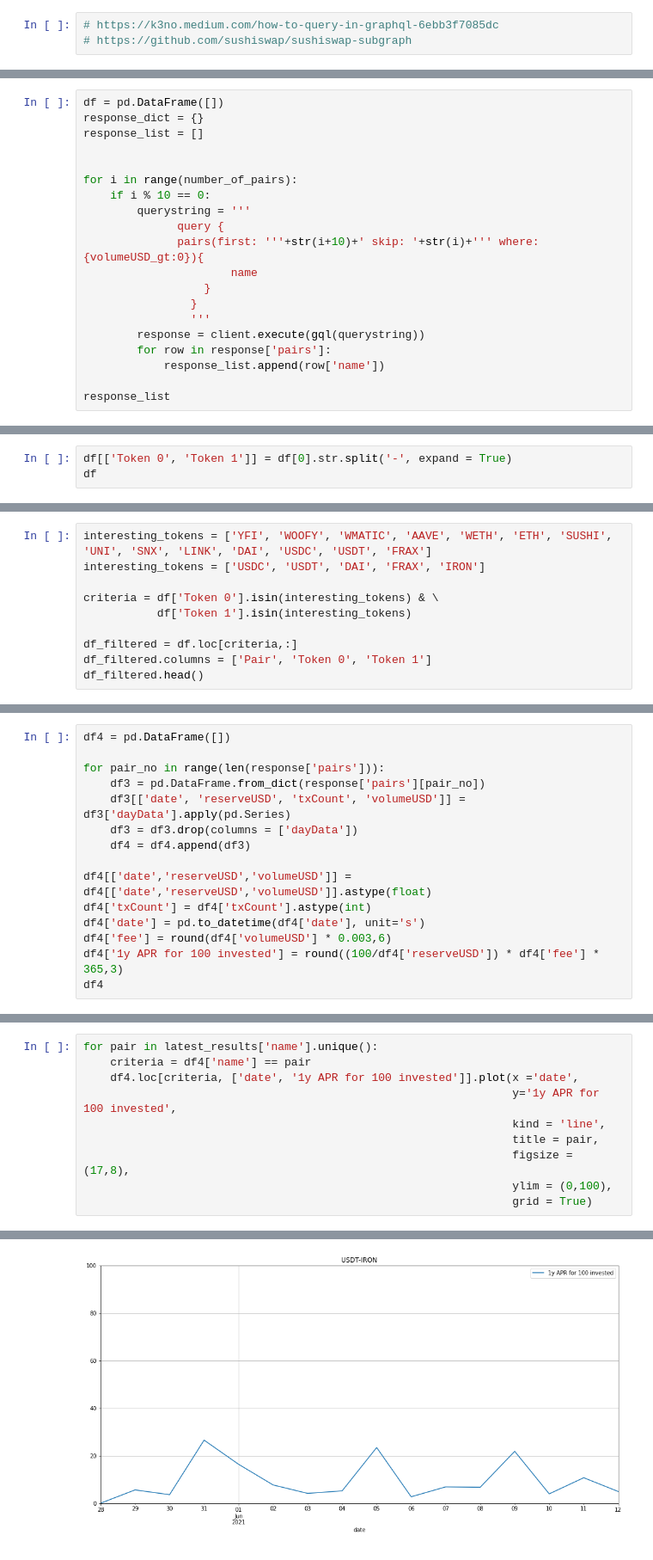
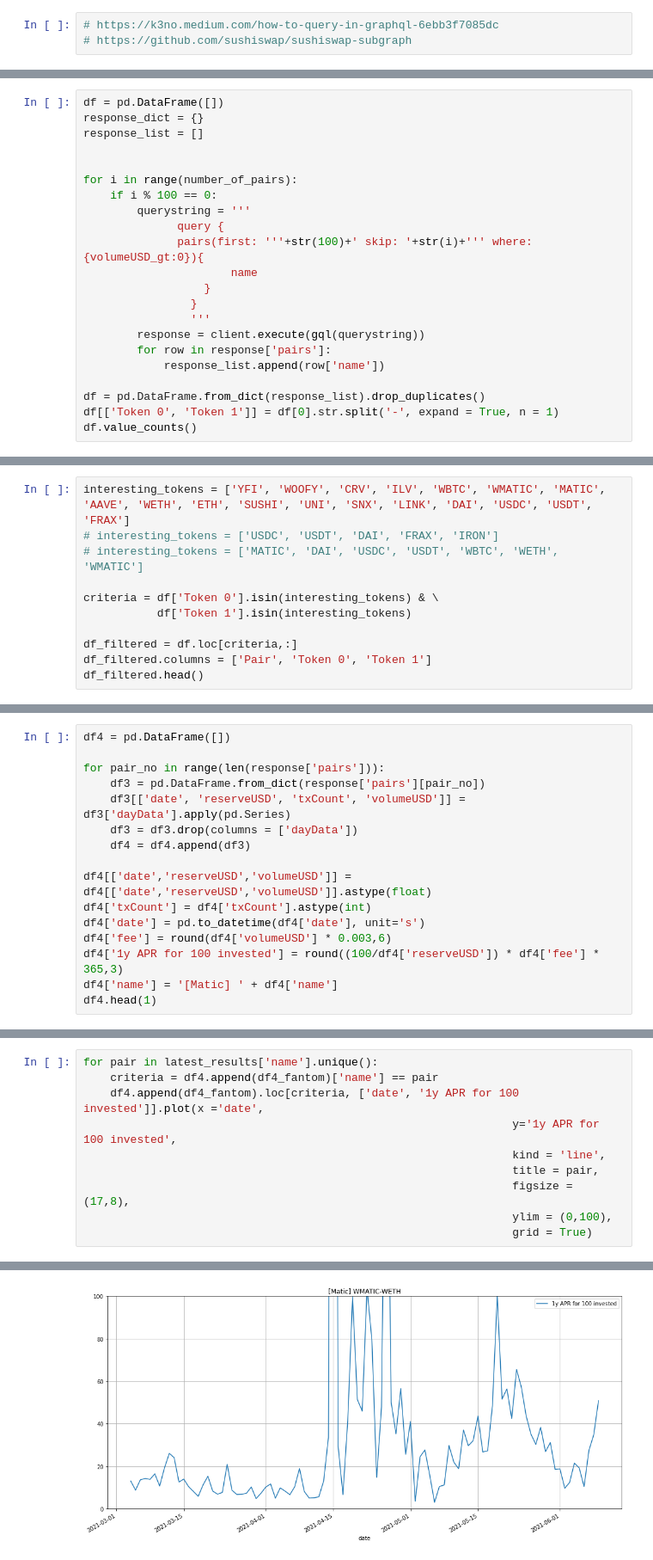
Before and after one commit to ovu-github/sushi-graphql, a Jupyter notebook: Query graph protocol Sushi.ipynb, the cells around one changed output, grey strips where cells are left out. Shown at 86% size. Drawn from its saved outputs; the diff is of its cells as text.

```diff
--- a/Query graph protocol Sushi.ipynb
+++ b/Query graph protocol Sushi.ipynb
@@ -65,10 +40,10 @@ response_list = []
 
 
 for i in range(number_of_pairs):
-    if i % 10 == 0:
+    if i % 100 == 0:
         querystring = '''
               query {
-              pairs(first: '''+str(i+10)+' skip: '+str(i)+''' where: {volumeUSD_gt:0}){
+              pairs(first: '''+str(100)+' skip: '+str(i)+''' where: {volumeUSD_gt:0}){
                       name
                   }
                 }
@@ -77,5 +52,7 @@ for i in range(number_of_pairs):
         for row in response['pairs']:
             response_list.append(row['name'])
 
-response_list
+df = pd.DataFrame.from_dict(response_list).drop_duplicates()
+df[['Token 0', 'Token 1']] = df[0].str.split('-', expand = True, n = 1)
+df.value_counts()
 # %% [output]
@@ -115,3 +71,0 @@ Length: 375, dtype: int64
-# %%
-df[['Token 0', 'Token 1']] = df[0].str.split('-', expand = True)
-df
@@ -132,6 +72,7 @@ df
 # %%
-interesting_tokens = ['YFI', 'WOOFY', 'WMATIC', 'AAVE', 'WETH', 'ETH', 'SUSHI', 'UNI', 'SNX', 'LINK', 'DAI', 'USDC', 'USDT', 'FRAX']
-interesting_tokens = ['USDC', 'USDT', 'DAI', 'FRAX', 'IRON']
+interesting_tokens = ['YFI', 'WOOFY', 'CRV', 'ILV', 'WBTC', 'WMATIC', 'MATIC', 'AAVE', 'WETH', 'ETH', 'SUSHI', 'UNI', 'SNX', 'LINK', 'DAI', 'USDC', 'USDT', 'FRAX']
+# interesting_tokens = ['USDC', 'USDT', 'DAI', 'FRAX', 'IRON']
+# interesting_tokens = ['MATIC', 'DAI', 'USDC', 'USDT', 'WBTC', 'WETH', 'WMATIC']
 
 criteria = df['Token 0'].isin(interesting_tokens) & \
            df['Token 1'].isin(interesting_tokens)
@@ -205,6 +146,7 @@ df4['txCount'] = df4['txCount'].astype(int)
 df4['date'] = pd.to_datetime(df4['date'], unit='s')
 df4['fee'] = round(df4['volumeUSD'] * 0.003,6)
 df4['1y APR for 100 invested'] = round((100/df4['reserveUSD']) * df4['fee'] * 365,3)
-df4
+df4['name'] = '[Matic] ' + df4['name']
+df4.head(1)
 # %% [output]
 |  | name | date | reserveUSD | txCount | volumeUSD | fee | 1y APR for 100 invested |
@@ -239,7 +367,7 @@ latest_results.style.format({'reserveUSD': "{:0<4,.2f}"})
 # %%
 for pair in latest_results['name'].unique():
-    criteria = df4['name'] == pair
-    df4.loc[criteria, ['date', '1y APR for 100 invested']].plot(x ='date',
+    criteria = df4.append(df4_fantom)['name'] == pair
+    df4.append(df4_fantom).loc[criteria, ['date', '1y APR for 100 invested']].plot(x ='date',
                                                                 y='1y APR for 100 invested',
                                                                 kind = 'line',
                                                                 title = pair,
@@ -255 +383 @@ for pair in latest_results['name'].unique():
-[figure, old version]
+[figure, new version]
```
Also changed, not shown: parts of 22 cells of this notebook.
